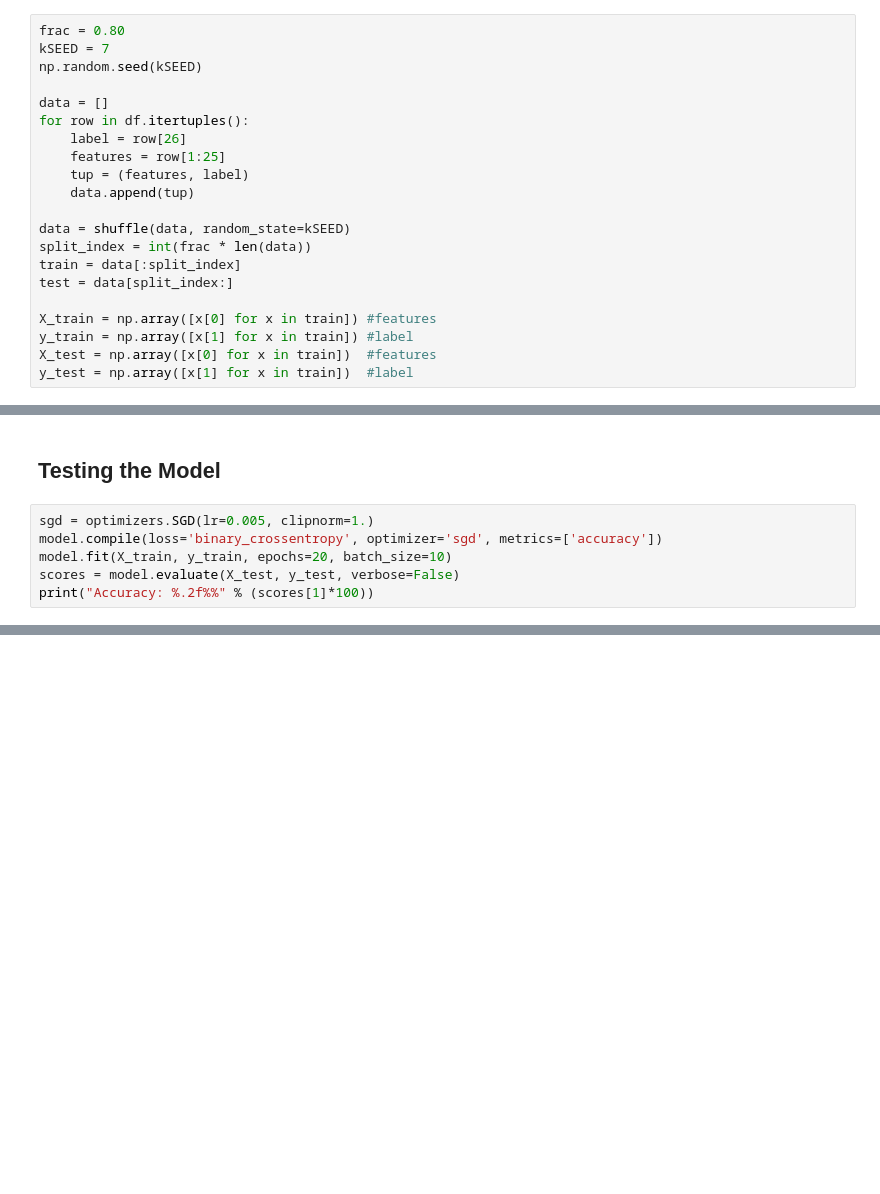
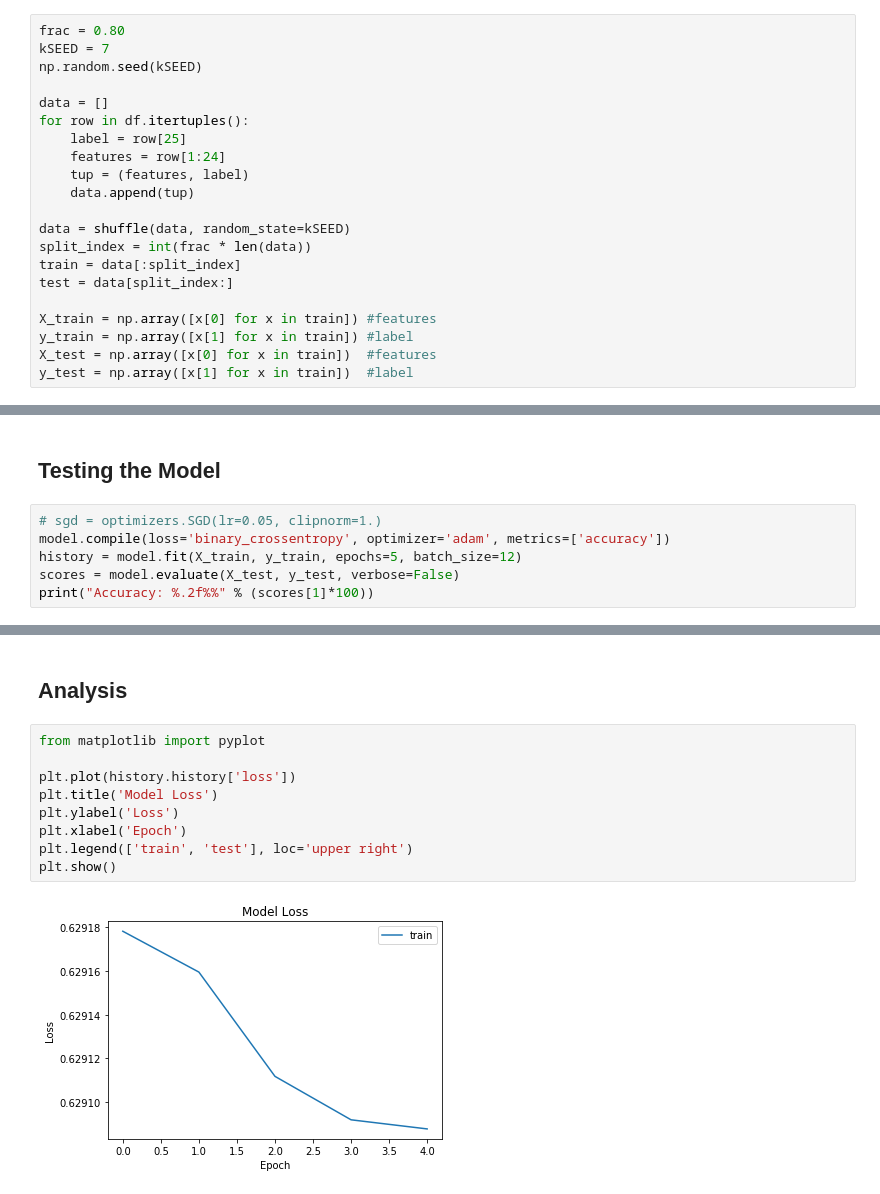
Before and after one commit to alexjohny87/Mortgage_Approval_Classification, a Jupyter notebook: Johny_Alex_Final_Project_Home_Mortagages.ipynb, the cells around one changed output, grey strips where cells are left out. Cells and saved outputs as stored; diff of their text form; blank space fills up the shorter version.

```diff
--- a/Johny_Alex_Final_Project_Home_Mortagages.ipynb
+++ b/Johny_Alex_Final_Project_Home_Mortagages.ipynb
@@ -98,8 +111,8 @@ np.random.seed(kSEED)
 
 data = []
 for row in df.itertuples():
-    label = row[26]
-    features = row[1:25]
+    label = row[25]
+    features = row[1:24]
     tup = (features, label)
     data.append(tup)
 
@@ -115,9 +132,9 @@ y_test = np.array([x[1] for x in train])  #label
 # %% [markdown]
 ## Testing the Model
 # %%
-sgd = optimizers.SGD(lr=0.005, clipnorm=1.)
-model.compile(loss='binary_crossentropy', optimizer='sgd', metrics=['accuracy'])
-model.fit(X_train, y_train, epochs=20, batch_size=10)
+# sgd = optimizers.SGD(lr=0.05, clipnorm=1.)
+model.compile(loss='binary_crossentropy', optimizer='adam', metrics=['accuracy'])
+history = model.fit(X_train, y_train, epochs=5, batch_size=12)
 scores = model.evaluate(X_test, y_test, verbose=False)
 print("Accuracy: %.2f%%" % (scores[1]*100))
 # %% [output]
@@ -125,0 +152,13 @@ KeyboardInterrupt:
+# %% [markdown]
+## Analysis
+# %%
+from matplotlib import pyplot
+
+plt.plot(history.history['loss'])
+plt.title('Model Loss')
+plt.ylabel('Loss')
+plt.xlabel('Epoch')
+plt.legend(['train', 'test'], loc='upper right')
+plt.show()
+# %% [output]
+[figure, added]
```
Also changed, not shown: parts of 13 cells of this notebook.
